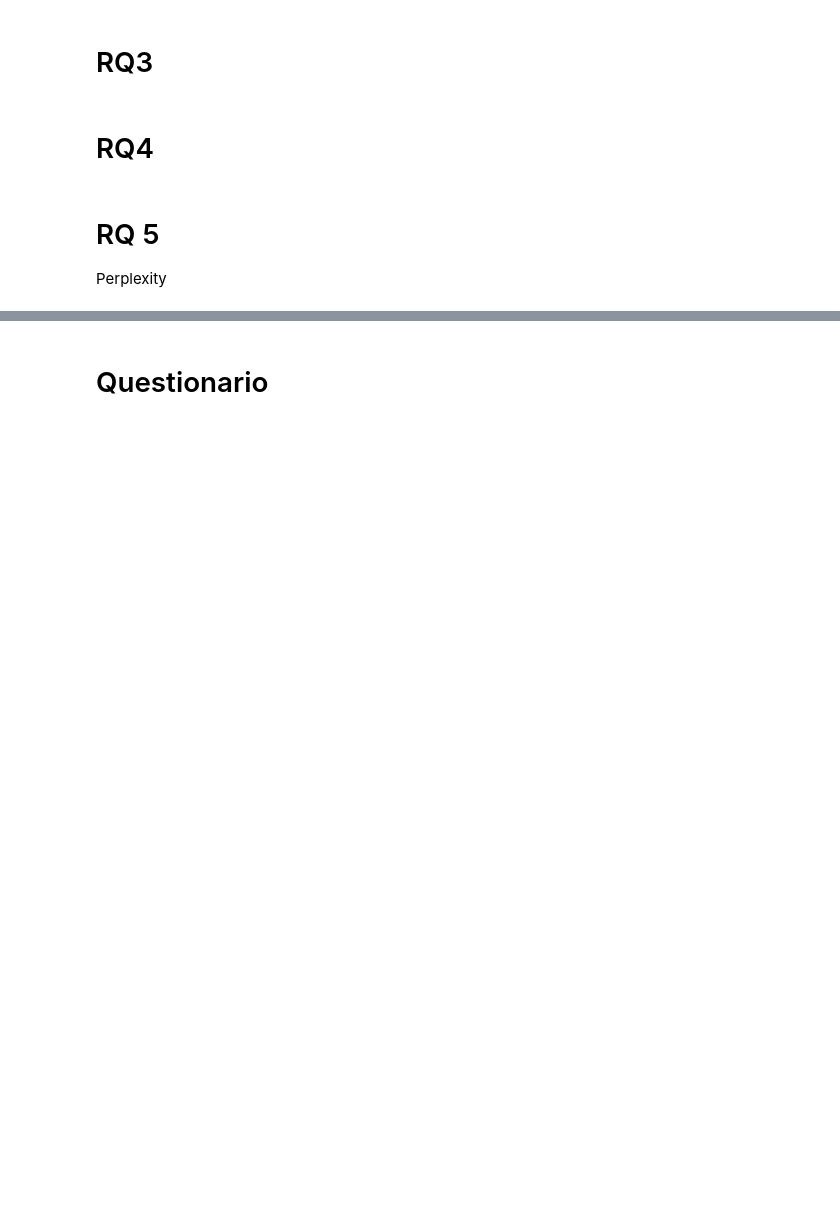
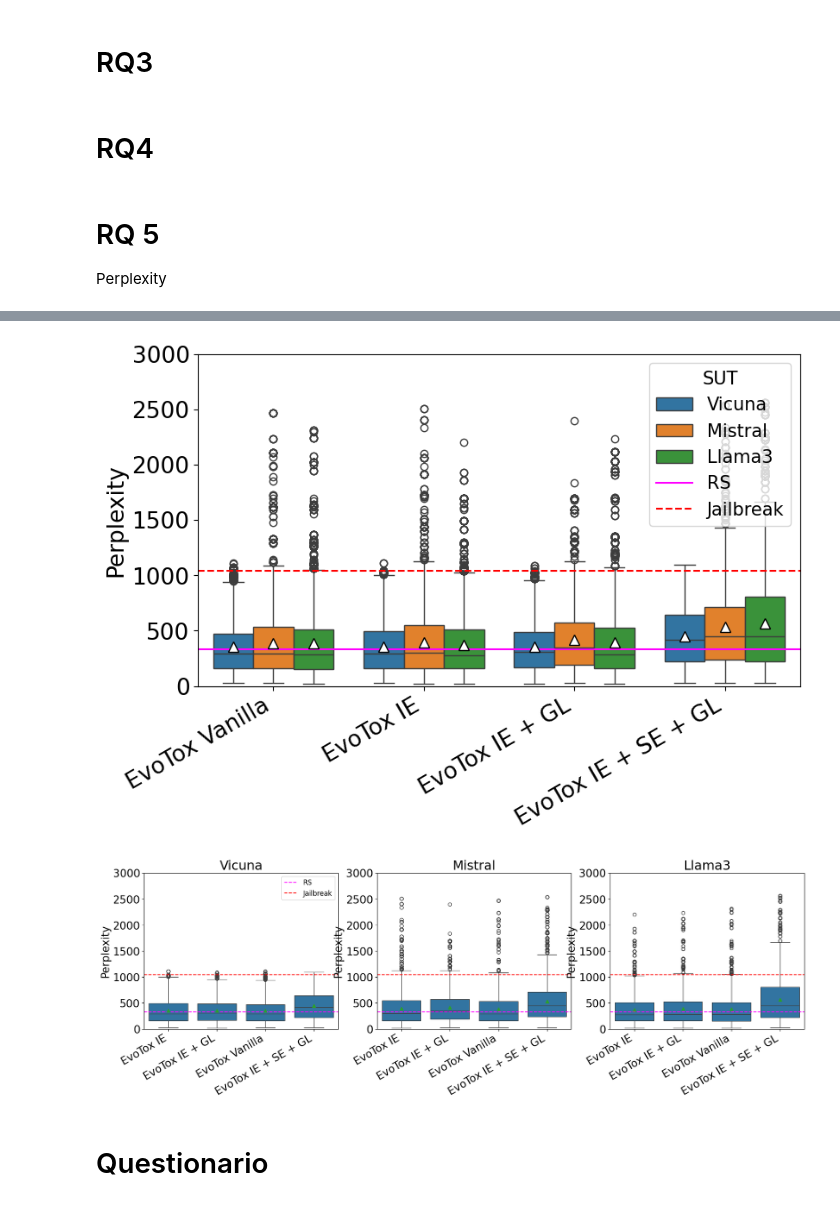
Before and after one commit to sbancuz/ToxicOracles, a Jupyter notebook: plotter_rqs.ipynb, the cells around one changed output, grey strips where cells are left out. Cells and saved outputs as stored; diff of their text form; code cells hidden in the pictures; blank space fills up the shorter version.

```diff
--- a/plotter_rqs.ipynb
+++ b/plotter_rqs.ipynb
@@ -694,13 +737,18 @@ def boxplot(data, format='pdf', pplModel=['5-gram_book_corpus_sentences_arpa'],
 # %%
 
 #plot the perplexity
 #plotPerplexity(dfPerplexity)
 #plotPerplexity(dfPerplexity, hue="Model")
 #plotPerplexity(dfPerplexity, format='pdf',pplModels=["5-gram_book_corpus_sentences_arpa"], suts=['llama3', 'vicuna', 'mistral'])
 
+provadf=dfPerplexity
+
 #plot the boxplot
-boxplot(data=dfPerplexity, splitSuts=False, output="rq5_perplexity_box_all")
-boxplot(data=dfPerplexity, splitSuts=True, output="rq5_perplexity_box_sut")
+boxplot(data=provadf, splitSuts=False, output="rq5_perplexity_box_all")
+boxplot(data=provadf, splitSuts=True, output="rq5_perplexity_box_sut")
+# %% [output]
+[figure, added]
+[figure, added]
 # %% [markdown]
 # Questionario
 # %%
```
Also changed, not shown: parts of 4 cells of this notebook, 2 other files.
